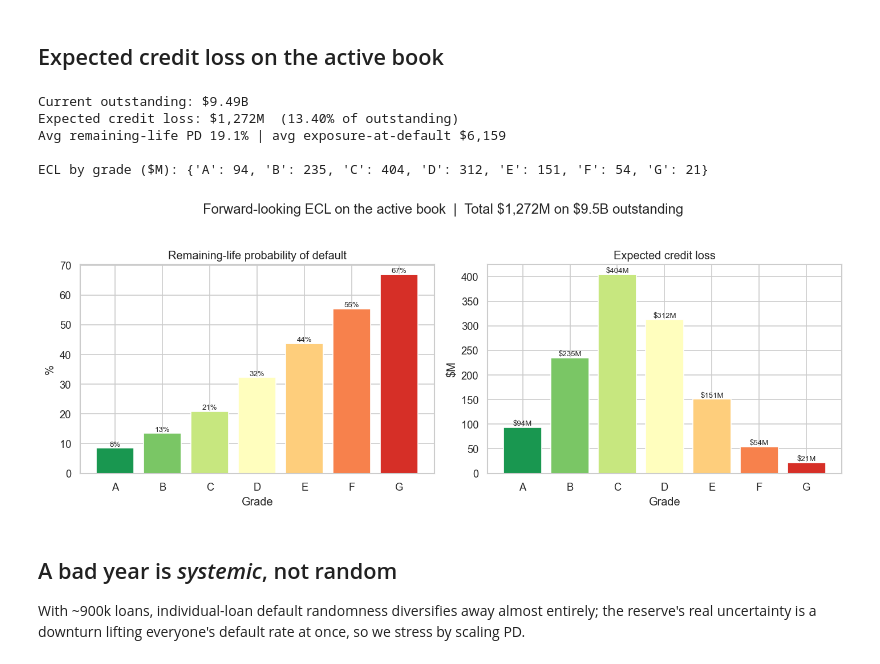
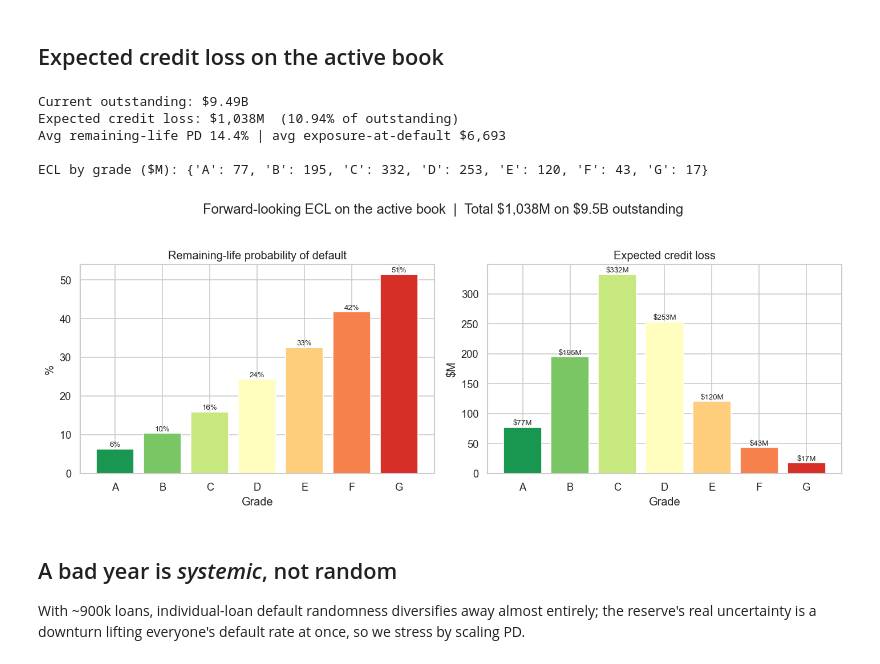
Before and after one commit to TheHoodedPortal/Lending-Club-Credit-Risk, a Jupyter notebook: python/04_reserve.ipynb, the cells around one changed output. Drawn from its saved outputs; the diff is of its cells as text; code cells hidden in the pictures.

```diff
--- a/python/04_reserve.ipynb
+++ b/python/04_reserve.ipynb
@@ -21,6 +21,9 @@ sns.set_theme(style="whitegrid", palette="muted"); plt.rcParams["figure.dpi"] =
 SNAP = pd.Timestamp("2019-01-01")
 df = pd.read_parquet("../data/processed/loans_clean.parquet")
 df["grade_num"] = df["grade"].map({"A":1,"B":2,"C":3,"D":4,"E":5,"F":6,"G":7})
+# Prepayment event for the competing-risks model: the loan exited by paying off
+PAID = {"Fully Paid", "Does not meet the credit policy. Status:Fully Paid"}
+df["prepaid"] = df["loan_status"].isin(PAID).astype(int)
 print(f"Loaded {len(df):,} loans")
 # %% [output]
 Loaded 2,258,957 loans
@@ -130,32 +160,32 @@ survival model fitted
 # %% [markdown]
 ## Expected credit loss on the active book
 # %%
-sc = ecl(active, cph, LGD)
+sc = ecl(active, cphd, cphp, LGD)
 ecl_total = sc["ecl"].sum()
 print(f"Current outstanding: ${exposure/1e9:.2f}B")
 print(f"Expected credit loss: ${ecl_total/1e6:,.0f}M  ({ecl_total/exposure:.2%} of outstanding)")
 print(f"Avg remaining-life PD {sc['rem_pd'].mean():.1%} | avg exposure-at-default ${sc['ead'].mean():,.0f}")
 
 g = sc.groupby("grade").agg(ecl=("ecl","sum"), pd=("rem_pd","mean"))
 print("\nECL by grade ($M):", {k:round(v/1e6) for k,v in g["ecl"].items()})
 
 fig, ax = plt.subplots(1, 2, figsize=(12, 4.5))
 cols = plt.cm.RdYlGn_r(np.linspace(0.1, 0.9, len(g)))
 ax[0].bar(g.index, g["pd"]*100, color=cols); ax[0].set_title("Remaining-life probability of default")
 ax[0].set_ylabel("%"); ax[0].set_xlabel("Grade")
 for i,v in enumerate(g["pd"]*100): ax[0].text(i, v+0.6, f"{v:.0f}%", ha="center", fontsize=8)
 ax[1].bar(g.index, g["ecl"]/1e6, color=cols); ax[1].set_title("Expected credit loss")
 ax[1].set_ylabel("$M"); ax[1].set_xlabel("Grade")
 for i,v in enumerate(g["ecl"]/1e6): ax[1].text(i, v+4, f"${v:.0f}M", ha="center", fontsize=8)
 plt.suptitle(f"Forward-looking ECL on the active book  |  Total \${ecl_total/1e6:,.0f}M on \${exposure/1e9:.1f}B outstanding", y=1.03)
 plt.tight_layout(); plt.savefig("../output/figures/ecl_by_grade.png", dpi=150, bbox_inches="tight"); plt.show()
 # %% [output]
 Current outstanding: $9.49B
-Expected credit loss: $1,272M  (13.40% of outstanding)
-Avg remaining-life PD 19.1% | avg exposure-at-default $6,159
+Expected credit loss: $1,038M  (10.94% of outstanding)
+Avg remaining-life PD 14.4% | avg exposure-at-default $6,693
 
-ECL by grade ($M): {'A': 94, 'B': 235, 'C': 404, 'D': 312, 'E': 151, 'F': 54, 'G': 21}
+ECL by grade ($M): {'A': 77, 'B': 195, 'C': 332, 'D': 253, 'E': 120, 'F': 43, 'G': 17}
-[figure, old version]
+[figure, new version]
 # %% [markdown]
 ## A bad year is *systemic*, not random
 
```
Also changed, not shown: parts of 9 cells of this notebook, 9 other files.
